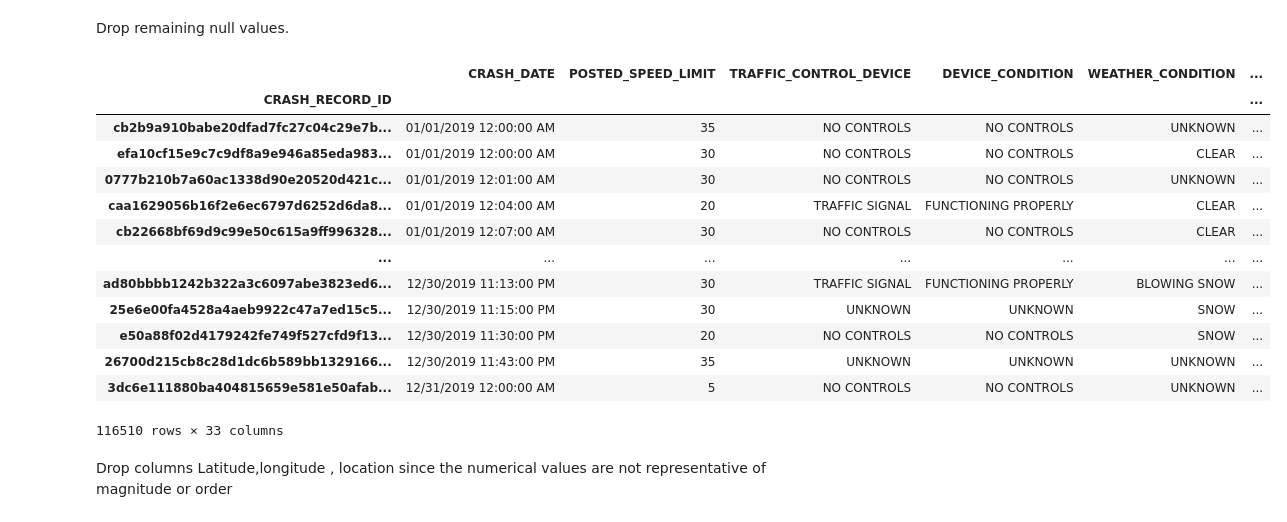
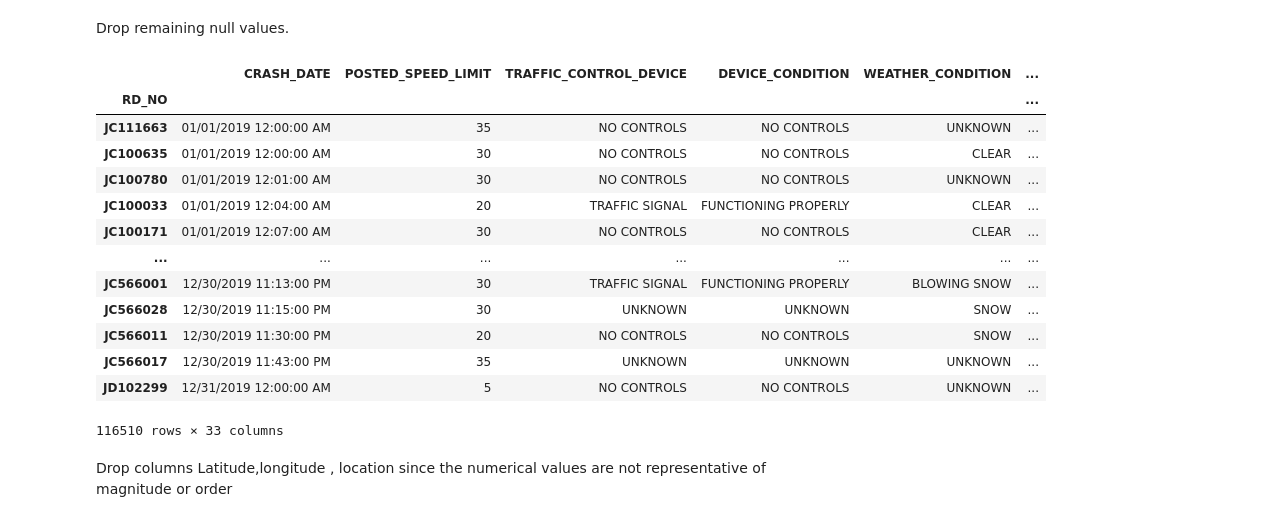
Before and after one commit to deepthiab/CarCrashes-Chicago, a Jupyter notebook: Deepthi/EDA.ipynb, the cells around one changed output. Saved outputs shown, nothing was run; the diff lists cells and outputs as text; code cells hidden in the pictures.

```diff
--- a/Deepthi/EDA.ipynb
+++ b/Deepthi/EDA.ipynb
@@ -30,6 +30,7 @@ import seaborn as sns
 pd.pandas.set_option('display.max_columns', None)
 pd.set_option('display.max_colwidth', 55)
 sns.set_style(style='darkgrid')
+pd.set_option('display.max_rows', 200)
 # %% [markdown]
 ### 2019 Crash Data
 # %%
@@ -100,4 +101,4 @@ df_19.drop(columns = ['INJURIES_UNKNOWN'], inplace = True)
 # %% [markdown]
 Dropping irrelevant column.
 # %%
-df_19.drop(columns = ['REPORT_TYPE','RD_NO', 'DATE_POLICE_NOTIFIED'], inplace = True)
+df_19.drop(columns = ['REPORT_TYPE','CRASH_RECORD_ID','BEAT_OF_OCCURRENCE ', 'DATE_POLICE_NOTIFIED'], inplace = True)
@@ -119,21 +122,21 @@ Drop remaining null values.
 # %%
 df_19.dropna(inplace = True)
 # %%
-df_19.set_index('CRASH_RECORD_ID')
+df_19.set_index('RD_NO')
 # %% [output]
 |  | CRASH_DATE | POSTED_SPEED_LIMIT | TRAFFIC_CONTROL_DEVICE | DEVICE_CONDITION | WEATHER_CONDITION | ... |
-| CRASH_RECORD_ID |  |  |  |  |  | ... |
-| cb2b9a910babe20dfad7fc27c04c29e7b... | 01/01/2019 12:00:00 AM | 35 | NO CONTROLS | NO CONTROLS | UNKNOWN | ... |
-| efa10cf15e9c7c9df8a9e946a85eda983... | 01/01/2019 12:00:00 AM | 30 | NO CONTROLS | NO CONTROLS | CLEAR | ... |
-| 0777b210b7a60ac1338d90e20520d421c... | 01/01/2019 12:01:00 AM | 30 | NO CONTROLS | NO CONTROLS | UNKNOWN | ... |
-| caa1629056b16f2e6ec6797d6252d6da8... | 01/01/2019 12:04:00 AM | 20 | TRAFFIC SIGNAL | FUNCTIONING PROPERLY | CLEAR | ... |
-| cb22668bf69d9c99e50c615a9ff996328... | 01/01/2019 12:07:00 AM | 30 | NO CONTROLS | NO CONTROLS | CLEAR | ... |
+| RD_NO |  |  |  |  |  | ... |
+| JC111663 | 01/01/2019 12:00:00 AM | 35 | NO CONTROLS | NO CONTROLS | UNKNOWN | ... |
+| JC100635 | 01/01/2019 12:00:00 AM | 30 | NO CONTROLS | NO CONTROLS | CLEAR | ... |
+| JC100780 | 01/01/2019 12:01:00 AM | 30 | NO CONTROLS | NO CONTROLS | UNKNOWN | ... |
+| JC100033 | 01/01/2019 12:04:00 AM | 20 | TRAFFIC SIGNAL | FUNCTIONING PROPERLY | CLEAR | ... |
+| JC100171 | 01/01/2019 12:07:00 AM | 30 | NO CONTROLS | NO CONTROLS | CLEAR | ... |
 | ... | ... | ... | ... | ... | ... | ... |
-| ad80bbbb1242b322a3c6097abe3823ed6... | 12/30/2019 11:13:00 PM | 30 | TRAFFIC SIGNAL | FUNCTIONING PROPERLY | BLOWING SNOW | ... |
-| 25e6e00fa4528a4aeb9922c47a7ed15c5... | 12/30/2019 11:15:00 PM | 30 | UNKNOWN | UNKNOWN | SNOW | ... |
-| e50a88f02d4179242fe749f527cfd9f13... | 12/30/2019 11:30:00 PM | 20 | NO CONTROLS | NO CONTROLS | SNOW | ... |
-| 26700d215cb8c28d1dc6b589bb1329166... | 12/30/2019 11:43:00 PM | 35 | UNKNOWN | UNKNOWN | UNKNOWN | ... |
-| 3dc6e111880ba404815659e581e50afab... | 12/31/2019 12:00:00 AM | 5 | NO CONTROLS | NO CONTROLS | UNKNOWN | ... |
+| JC566001 | 12/30/2019 11:13:00 PM | 30 | TRAFFIC SIGNAL | FUNCTIONING PROPERLY | BLOWING SNOW | ... |
+| JC566028 | 12/30/2019 11:15:00 PM | 30 | UNKNOWN | UNKNOWN | SNOW | ... |
+| JC566011 | 12/30/2019 11:30:00 PM | 20 | NO CONTROLS | NO CONTROLS | SNOW | ... |
+| JC566017 | 12/30/2019 11:43:00 PM | 35 | UNKNOWN | UNKNOWN | UNKNOWN | ... |
+| JD102299 | 12/31/2019 12:00:00 AM | 5 | NO CONTROLS | NO CONTROLS | UNKNOWN | ... |
 116510 rows × 33 columns
 # %% [markdown]
 Drop columns Latitude,longitude , location since the numerical values are not representative of magnitude or order
```
Also changed, not shown: parts of 26 cells of this notebook, 2 other files.
